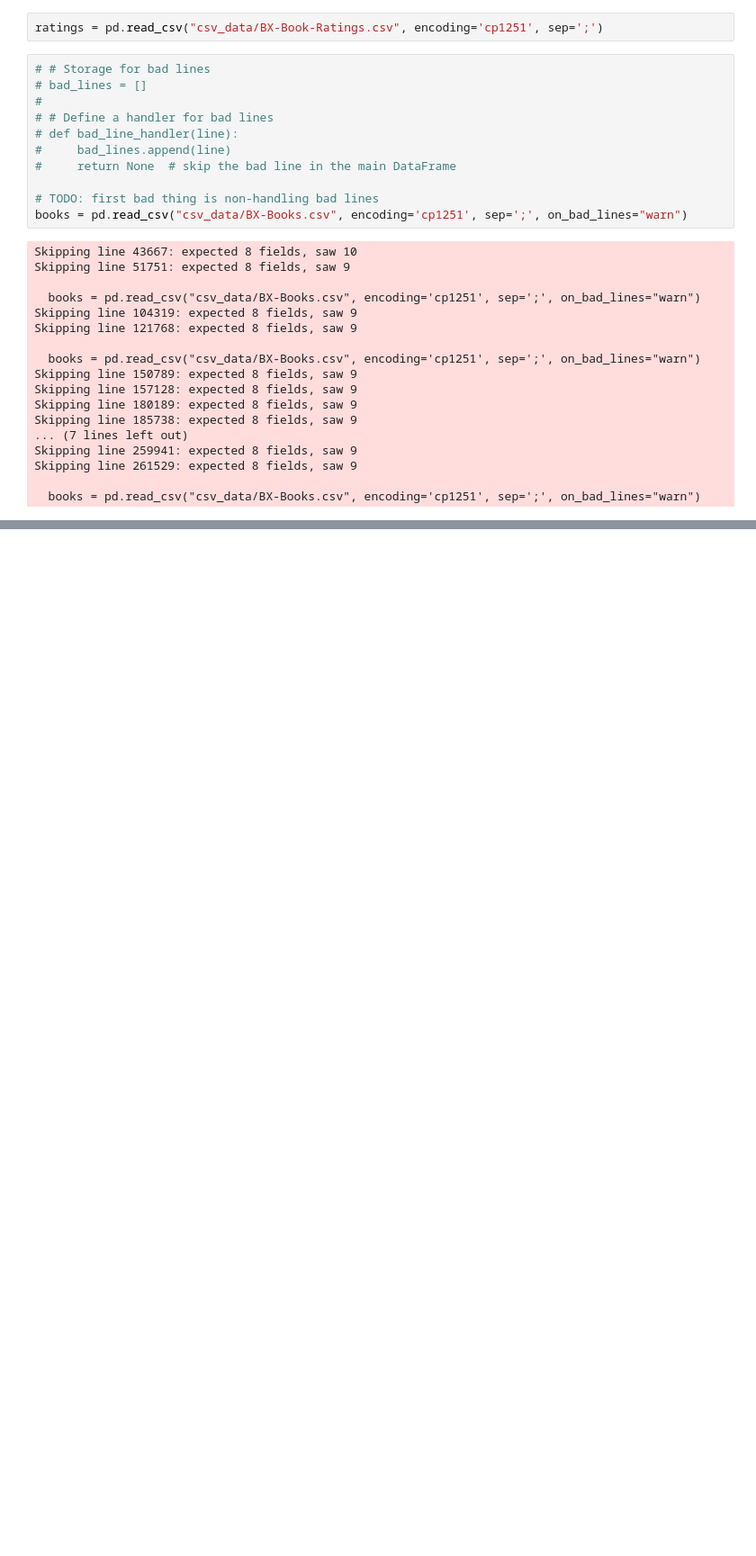
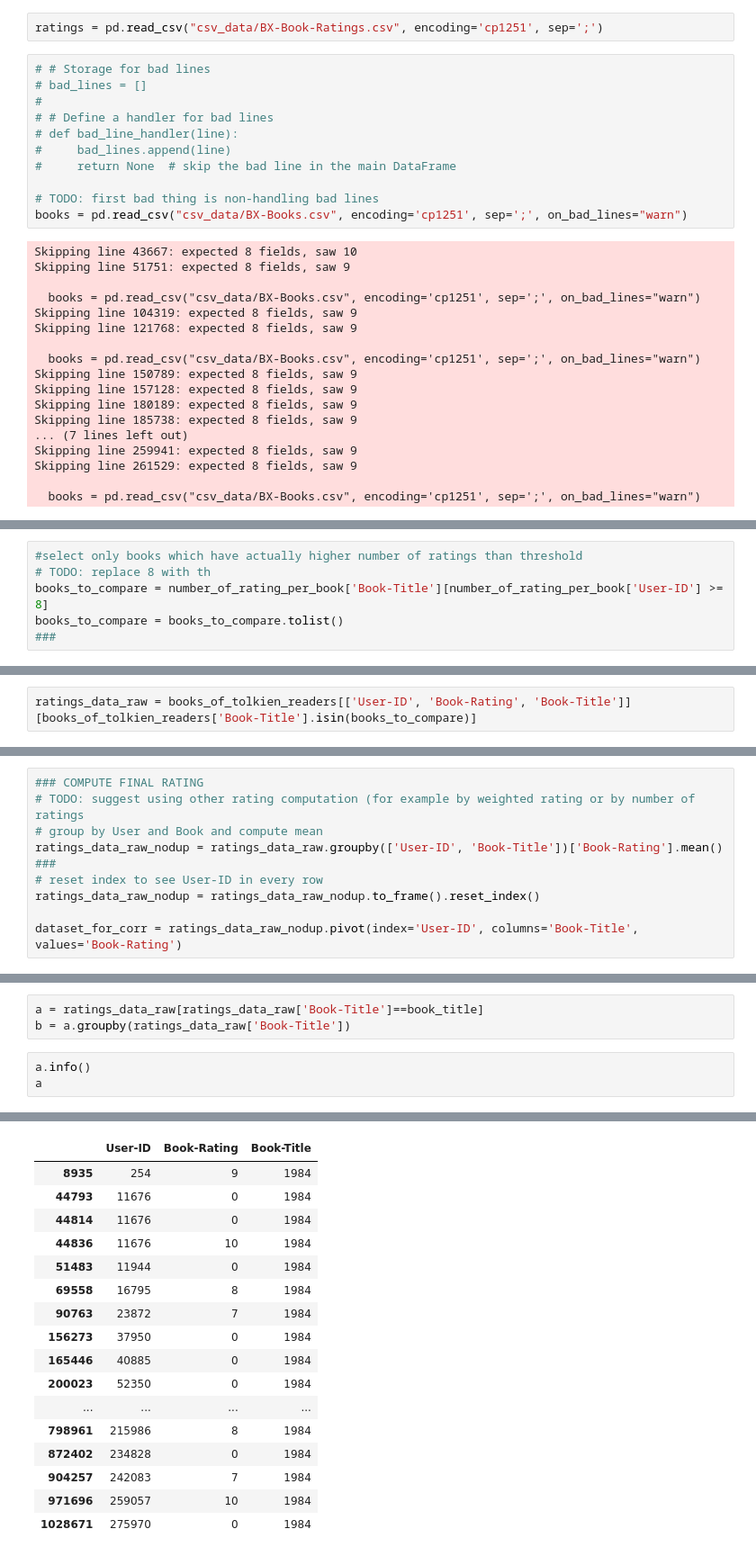
Before and after one commit to zlochina/book-recommendation-app, a Jupyter notebook: src/book_recommendation_prod/data_inspection.ipynb, the cells around one changed output, grey strips where cells are left out. Shown: that part at 90% size. Drawn from its saved outputs; the diff is of its cells as text; blank space fills up the shorter version.

Commit message:
Further data and code inspection

```diff
--- a/src/book_recommendation_prod/data_inspection.ipynb
+++ b/src/book_recommendation_prod/data_inspection.ipynb
@@ -61,0 +159,6 @@ memory usage: 16.6+ MB
+# %%
+#select only books which have actually higher number of ratings than threshold
+# TODO: replace 8 with th
+books_to_compare = number_of_rating_per_book['Book-Title'][number_of_rating_per_book['User-ID'] >= 8]
+books_to_compare = books_to_compare.tolist()
+###
@@ -61,0 +169,2 @@ memory usage: 16.6+ MB
+# %%
+ratings_data_raw = books_of_tolkien_readers[['User-ID', 'Book-Rating', 'Book-Title']][books_of_tolkien_readers['Book-Title'].isin(books_to_compare)]
@@ -61,0 +184,10 @@ memory usage: 16.6+ MB
+# %%
+### COMPUTE FINAL RATING
+# TODO: suggest using other rating computation (for example by weighted rating or by number of ratings
+# group by User and Book and compute mean
+ratings_data_raw_nodup = ratings_data_raw.groupby(['User-ID', 'Book-Title'])['Book-Rating'].mean()
+###
+# reset index to see User-ID in every row
+ratings_data_raw_nodup = ratings_data_raw_nodup.to_frame().reset_index()
+
+dataset_for_corr = ratings_data_raw_nodup.pivot(index='User-ID', columns='Book-Title', values='Book-Rating')
@@ -61,0 +257,7 @@ memory usage: 16.6+ MB
+# %%
+a = ratings_data_raw[ratings_data_raw['Book-Title']==book_title]
+b = a.groupby(ratings_data_raw['Book-Title'])
+# %%
+a.info()
+a
+# %% [output]
@@ -61,0 +274,17 @@ memory usage: 16.6+ MB
+|  | User-ID | Book-Rating | Book-Title |
+| 8935 | 254 | 9 | 1984 |
+| 44793 | 11676 | 0 | 1984 |
+| 44814 | 11676 | 0 | 1984 |
+| 44836 | 11676 | 10 | 1984 |
+| 51483 | 11944 | 0 | 1984 |
+| 69558 | 16795 | 8 | 1984 |
+| 90763 | 23872 | 7 | 1984 |
+| 156273 | 37950 | 0 | 1984 |
+| 165446 | 40885 | 0 | 1984 |
+| 200023 | 52350 | 0 | 1984 |
+| ... | ... | ... | ... |
+| 798961 | 215986 | 8 | 1984 |
+| 872402 | 234828 | 0 | 1984 |
+| 904257 | 242083 | 7 | 1984 |
+| 971696 | 259057 | 10 | 1984 |
+| 1028671 | 275970 | 0 | 1984 |
```
Also changed, not shown: parts of 21 cells of this notebook.
